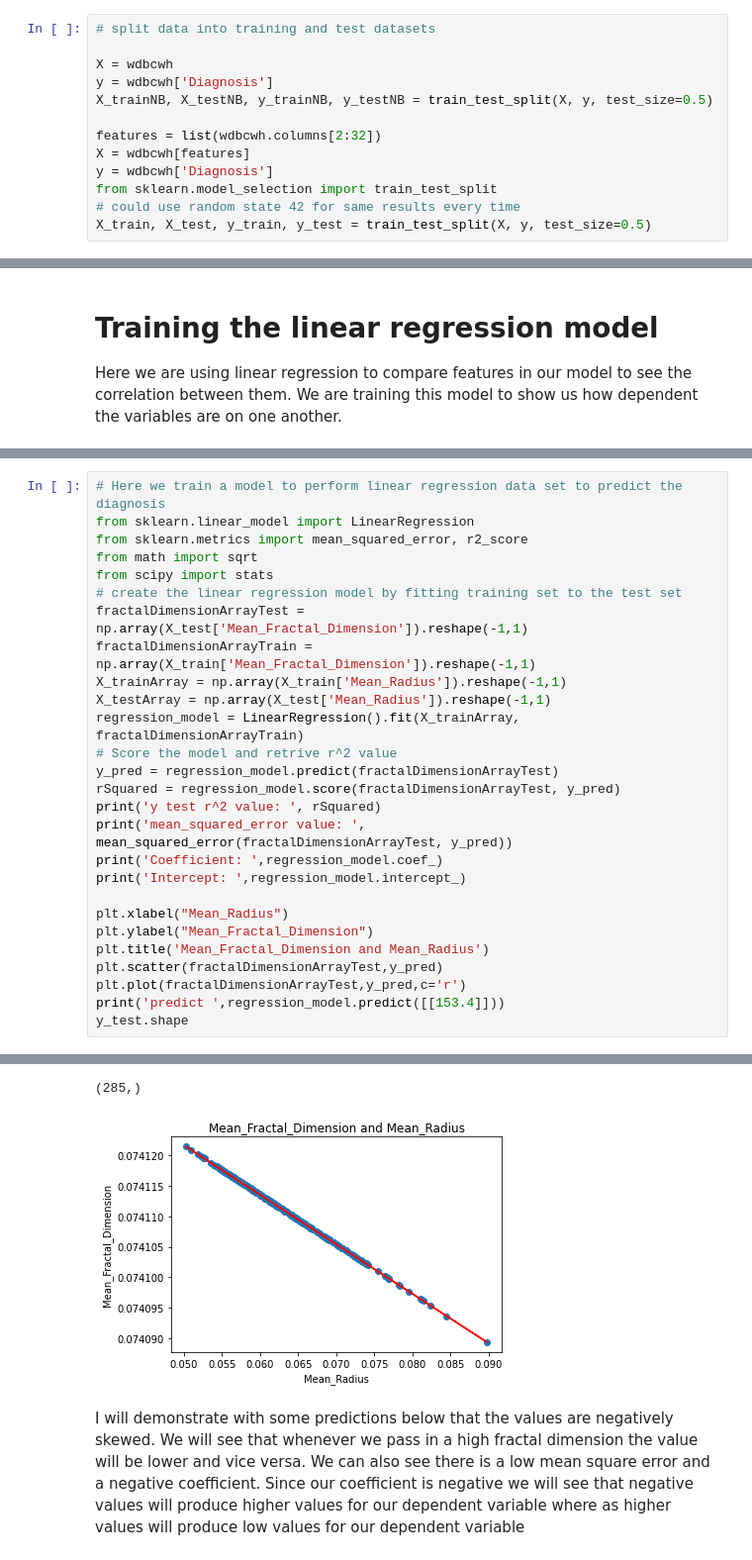
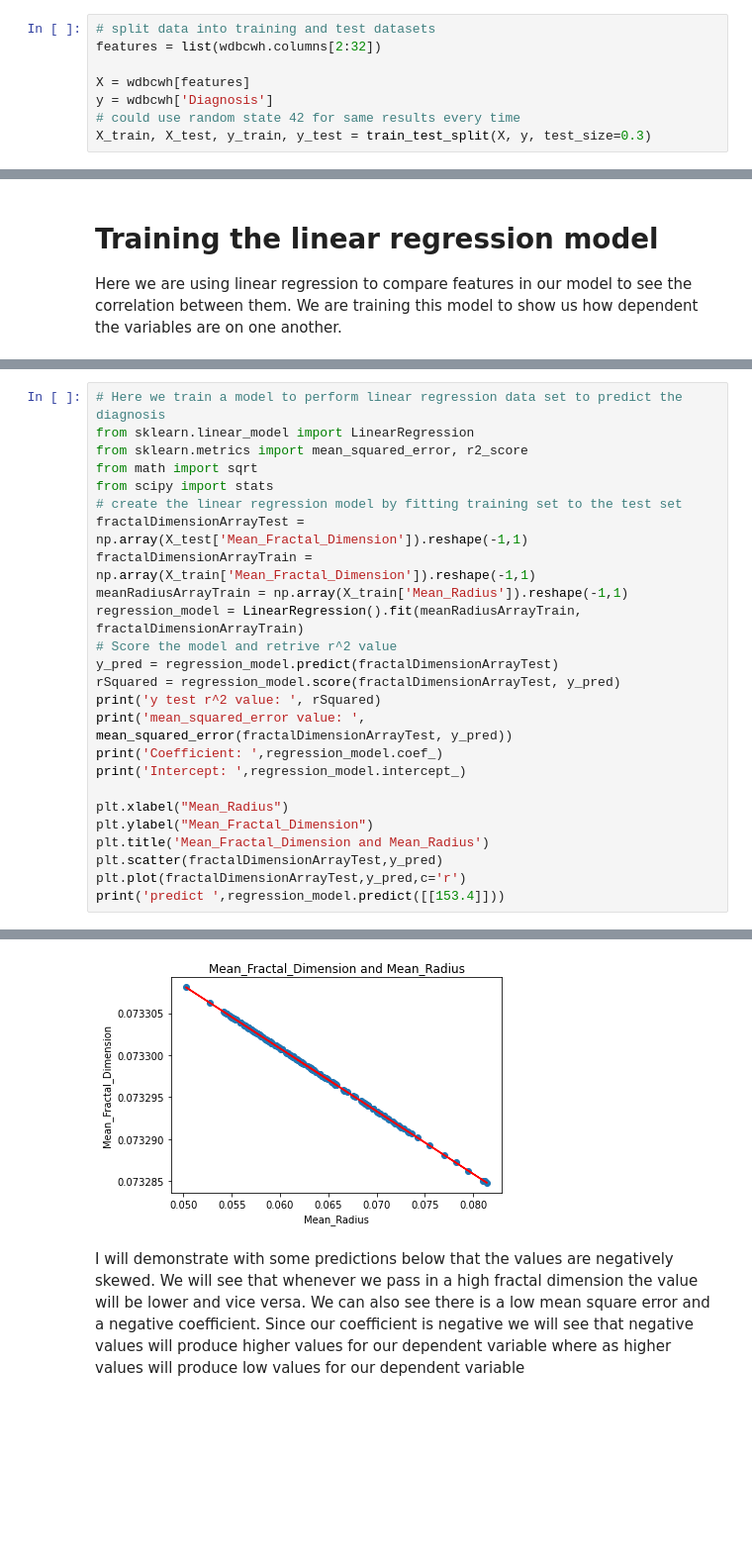
Before and after one commit to Ultan-Kearns/LYIT-Machine-Learning-Project, a Jupyter notebook: FinalSubmissionNotebook.ipynb, the cells around one changed output, grey strips where cells are left out. Shown: that part at 99% size. Saved outputs shown, nothing was run; the diff lists cells and outputs as text; blank space fills up the shorter version.

```diff
--- a/FinalSubmissionNotebook.ipynb
+++ b/FinalSubmissionNotebook.ipynb
@@ -30,17 +30,12 @@ Saving wdbcwh.csv to wdbcwh (22).csv
 In this section we prep and analyze the data we do this by dividing the data into two groups training and testing.  We will train the models with the training data so that we can predict the values within the testing dataset.  We randomize the data to produce a more accurate model and to show us the variation in performance of our models as the data is different everytime. We could also use a random seed to produce the same "random" set of rows everytime, although we wanted to avoid this to reduce our models bias towards the data when training and testing our models.
 # %%
 # split data into training and test datasets
+features = list(wdbcwh.columns[2:32])
 
-X = wdbcwh
-y = wdbcwh['Diagnosis']
-X_trainNB, X_testNB, y_trainNB, y_testNB = train_test_split(X, y, test_size=0.5)
-
-features = list(wdbcwh.columns[2:32])
 X = wdbcwh[features]
 y = wdbcwh['Diagnosis']
-from sklearn.model_selection import train_test_split
 # could use random state 42 for same results every time
-X_train, X_test, y_train, y_test = train_test_split(X, y, test_size=0.5)
+X_train, X_test, y_train, y_test = train_test_split(X, y, test_size=0.3)
 # %% [markdown]
 Here we are showing some of the values in our training sets and our test sets, by doing this we can see that we have a decent amount of randomness in our data
 # %%
@@ -251,9 +274,8 @@ from scipy import stats
 # create the linear regression model by fitting training set to the test set
 fractalDimensionArrayTest = np.array(X_test['Mean_Fractal_Dimension']).reshape(-1,1)
 fractalDimensionArrayTrain = np.array(X_train['Mean_Fractal_Dimension']).reshape(-1,1)
-X_trainArray = np.array(X_train['Mean_Radius']).reshape(-1,1)
-X_testArray = np.array(X_test['Mean_Radius']).reshape(-1,1)
-regression_model = LinearRegression().fit(X_trainArray, fractalDimensionArrayTrain)
+meanRadiusArrayTrain = np.array(X_train['Mean_Radius']).reshape(-1,1)
+regression_model = LinearRegression().fit(meanRadiusArrayTrain, fractalDimensionArrayTrain)
 # Score the model and retrive r^2 value
 y_pred = regression_model.predict(fractalDimensionArrayTest)
 rSquared = regression_model.score(fractalDimensionArrayTest, y_pred)
@@ -268,6 +290,5 @@ plt.title('Mean_Fractal_Dimension and Mean_Radius')
 plt.scatter(fractalDimensionArrayTest,y_pred)
 plt.plot(fractalDimensionArrayTest,y_pred,c='r')
 print('predict ',regression_model.predict([[153.4]]))
-y_test.shape
 # %% [output]
 y test r^2 value:  1.0
@@ -278,5 +299,4 @@ predict  [[-0.05046269]]
-(285,)
-[figure, old version]
+[figure, new version]
 # %% [markdown]
 I will demonstrate with some predictions below that the values are negatively skewed.  We will see that whenever we pass in a high fractal dimension the value will be lower and vice versa.  We can also see there is a low mean square error and a negative coefficient.  Since our coefficient is negative we will see that negative values will produce higher values for our dependent variable where as higher values will produce low values for our dependent variable
 # %%
```
Also changed, not shown: parts of 47 cells of this notebook.
